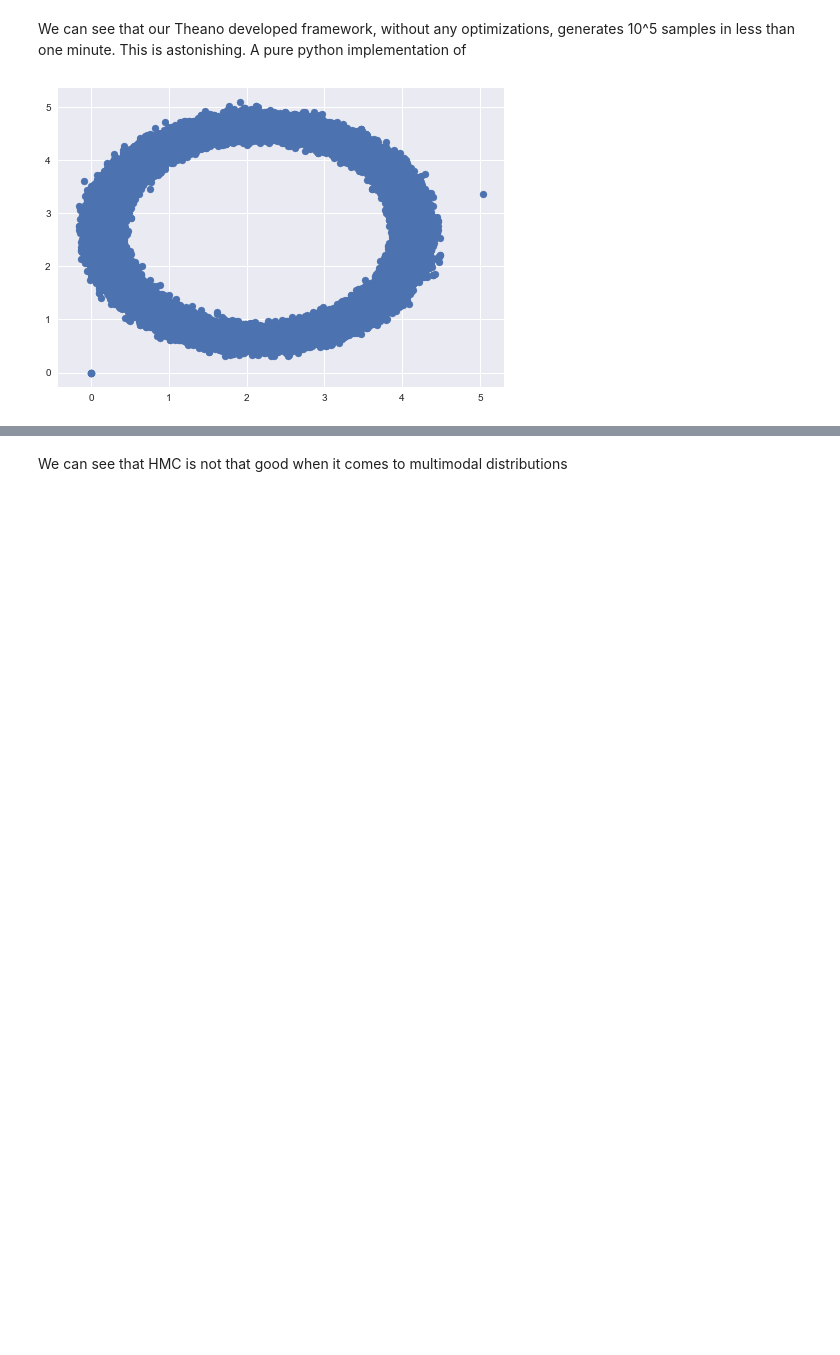
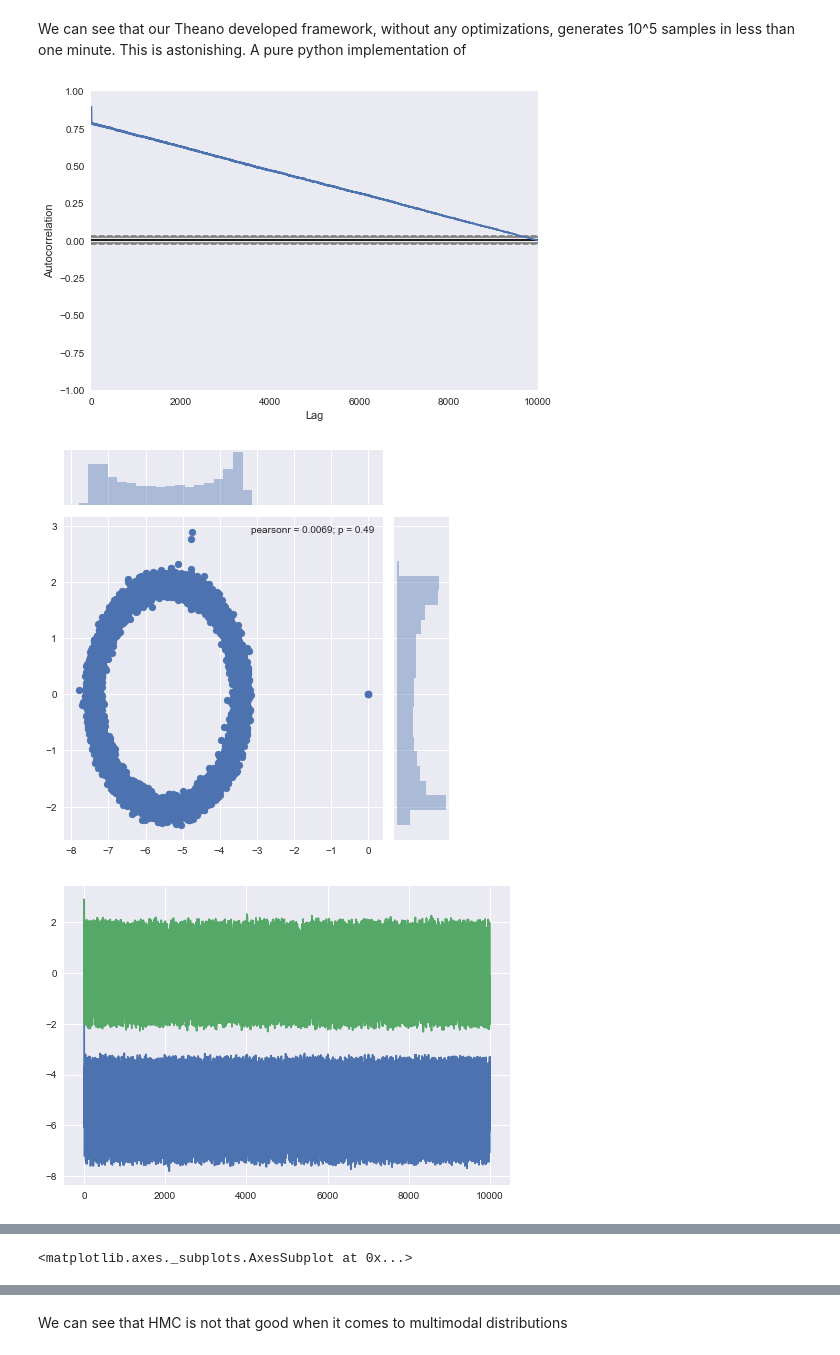
Before and after one commit to Freshdachs/hmc-theano, a Jupyter notebook: evaluation.ipynb, the cells around one changed output, grey strips where cells are left out. Cells and saved outputs as stored; diff of their text form; code cells hidden in the pictures; blank space fills up the shorter version.

```diff
--- a/evaluation.ipynb
+++ b/evaluation.ipynb
@@ -16,2 +44,6 @@ model.c
 # %%
-M=np.eye(2)/np.var(np.array(model.c).T,1)
+initial = [0,0]
+#crude estimation, possibly correct within orders of magnitude
+M_ =np.eye(2)/np.var(np.array(model.c).T,1)
+
+pnts = sample(f=model.L_gs,i=initial,L=20,M=M_,n=10000)
@@ -31,6 +58,10 @@ var: [ 2.03262851  1.99906151]
 # %% [markdown]
 We can see that our Theano developed framework, without any optimizations, generates 10^5 samples in less than one minute. This is astonishing. A pure python implementation of
-# %%
-plotting.plot_2d(pts[:,0],pts[:,1])
-# %% [output]
-[figure, removed]
+# %%
+plotting.hist2d(pnts)
+plotting.trace3d_ly(np.array(pnts)[::10],fun(model.L_gs),title="Gaussian Shells, Metropolis",rng=[-8,8])
+plotting.autocorrelation_plot(pnts)
+# %% [output]
+[figure, added]
+[figure, added]
+[figure, added]
@@ -37,2 +69,3 @@ plotting.plot_2d(pts[:,0],pts[:,1])
+<matplotlib.axes._subplots.AxesSubplot at 0x...>
 # %%
 plotting.plotfun(model.L_gs,[-15,-15],[15,15])
```
Also changed, not shown: parts of 20 cells of this notebook, 2 other files.
